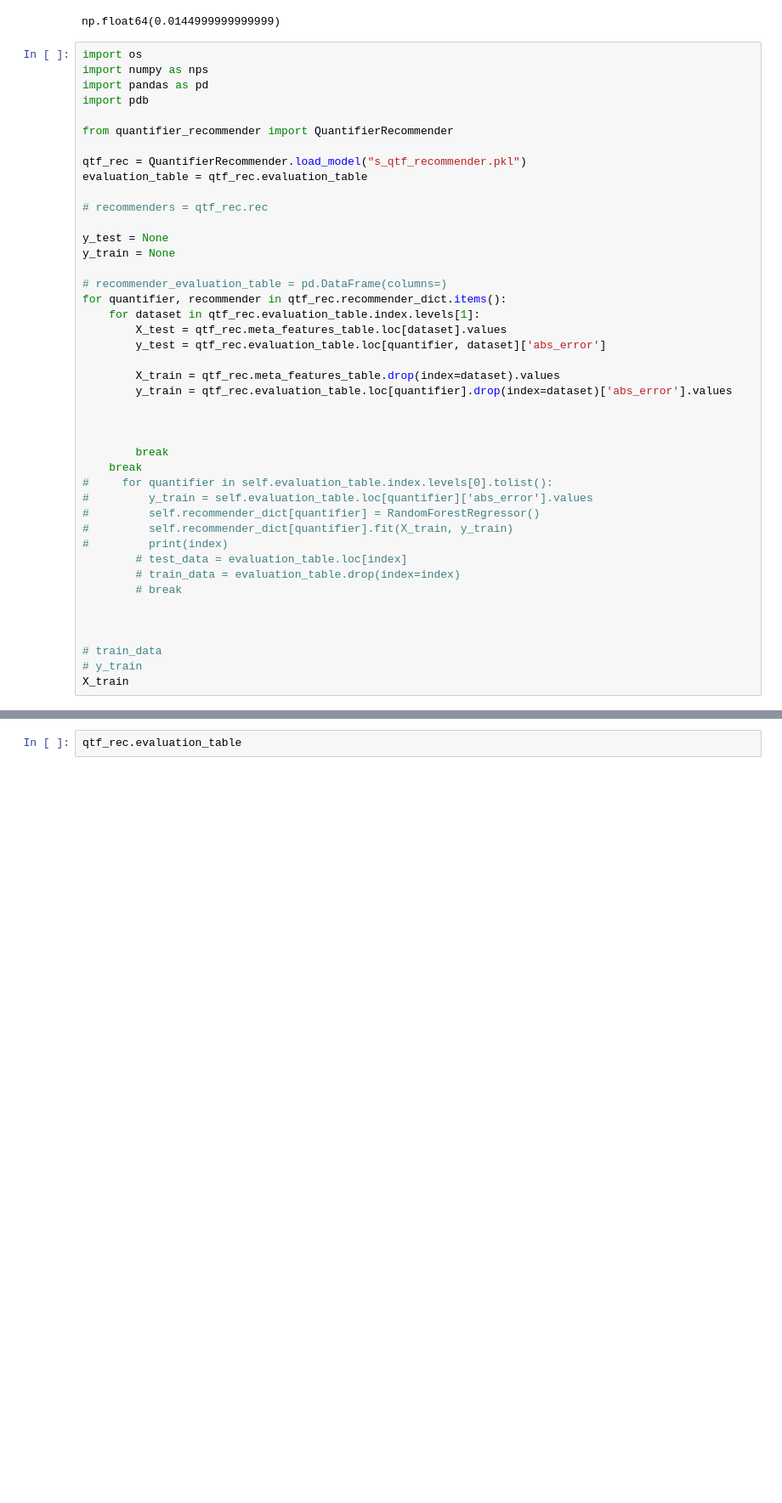
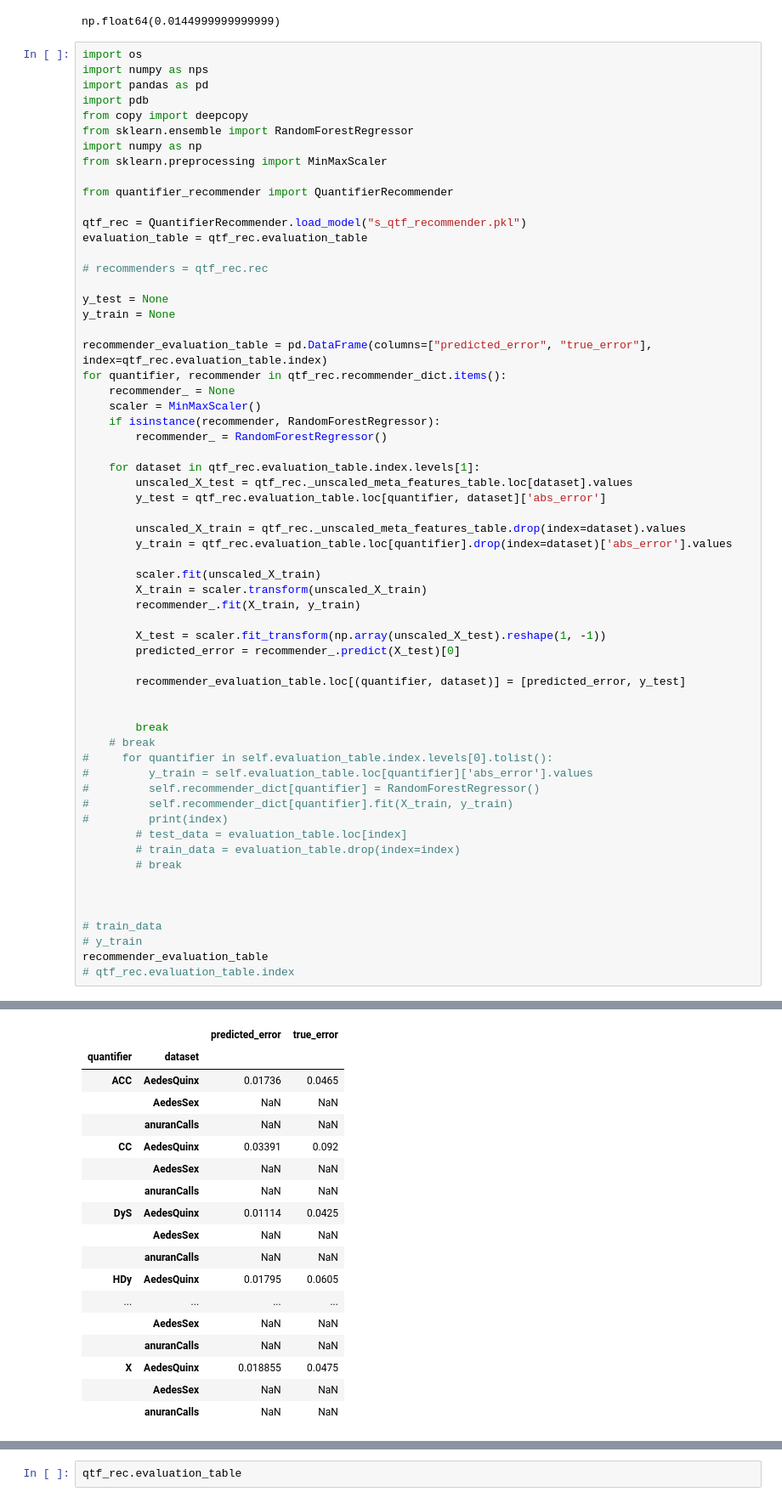
Before and after one commit to Bachega/quantifier_recommender, a Jupyter notebook: analysis.ipynb, the cells around one changed output, grey strips where cells are left out. Shown: that part at 85% size. Drawn from its saved outputs; the diff is of its cells as text; blank space fills up the shorter version.

Commit message:
Leave-One-Out method for the recommender's done. Still needs some work on the resulting evaluation_table that it generates.

```diff
--- a/analysis.ipynb
+++ b/analysis.ipynb
@@ -54,6 +54,10 @@ import os
 import numpy as nps
 import pandas as pd
 import pdb
+from copy import deepcopy
+from sklearn.ensemble import RandomForestRegressor
+import numpy as np
+from sklearn.preprocessing import MinMaxScaler
 
 from quantifier_recommender import QuantifierRecommender
 
@@ -65,19 +69,32 @@ evaluation_table = qtf_rec.evaluation_table
 y_test = None
 y_train = None
 
-# recommender_evaluation_table = pd.DataFrame(columns=)
+recommender_evaluation_table = pd.DataFrame(columns=["predicted_error", "true_error"], index=qtf_rec.evaluation_table.index)
 for quantifier, recommender in qtf_rec.recommender_dict.items():
+    recommender_ = None
+    scaler = MinMaxScaler()
+    if isinstance(recommender, RandomForestRegressor):
+        recommender_ = RandomForestRegressor()
+
     for dataset in qtf_rec.evaluation_table.index.levels[1]:
-        X_test = qtf_rec.meta_features_table.loc[dataset].values
+        unscaled_X_test = qtf_rec._unscaled_meta_features_table.loc[dataset].values
         y_test = qtf_rec.evaluation_table.loc[quantifier, dataset]['abs_error']
 
-        X_train = qtf_rec.meta_features_table.drop(index=dataset).values
+        unscaled_X_train = qtf_rec._unscaled_meta_features_table.drop(index=dataset).values
         y_train = qtf_rec.evaluation_table.loc[quantifier].drop(index=dataset)['abs_error'].values
 
+        scaler.fit(unscaled_X_train)
+        X_train = scaler.transform(unscaled_X_train)
+        recommender_.fit(X_train, y_train)
+
+        X_test = scaler.fit_transform(np.array(unscaled_X_test).reshape(1, -1))
+        predicted_error = recommender_.predict(X_test)[0]
+
+        recommender_evaluation_table.loc[(quantifier, dataset)] = [predicted_error, y_test]
 
 
         break
-    break
+    # break
 #     for quantifier in self.evaluation_table.index.levels[0].tolist():
 #         y_train = self.evaluation_table.loc[quantifier]['abs_error'].values
 #         self.recommender_dict[quantifier] = RandomForestRegressor()
@@ -91,5 +108,6 @@ for quantifier, recommender in qtf_rec.recommender_dict.items():
 
 # train_data
 # y_train
-X_train
+recommender_evaluation_table
+# qtf_rec.evaluation_table.index
 # %% [output]
@@ -112,0 +114,18 @@ array([[0.00000000e+00, 0.00000000e+00, 9.99553608e-01, 0.00000000e+00,
+|  |  | predicted_error | true_error |
+| quantifier | dataset |  |  |
+| ACC | AedesQuinx | 0.01736 | 0.0465 |
+|  | AedesSex | NaN | NaN |
+|  | anuranCalls | NaN | NaN |
+| CC | AedesQuinx | 0.03391 | 0.092 |
+|  | AedesSex | NaN | NaN |
+|  | anuranCalls | NaN | NaN |
+| DyS | AedesQuinx | 0.01114 | 0.0425 |
+|  | AedesSex | NaN | NaN |
+|  | anuranCalls | NaN | NaN |
+| HDy | AedesQuinx | 0.01795 | 0.0605 |
+| ... | ... | ... | ... |
+|  | AedesSex | NaN | NaN |
+|  | anuranCalls | NaN | NaN |
+| X | AedesQuinx | 0.018855 | 0.0475 |
+|  | AedesSex | NaN | NaN |
+|  | anuranCalls | NaN | NaN |
```
Also changed, not shown: parts of 4 cells of this notebook, 7 other files.
